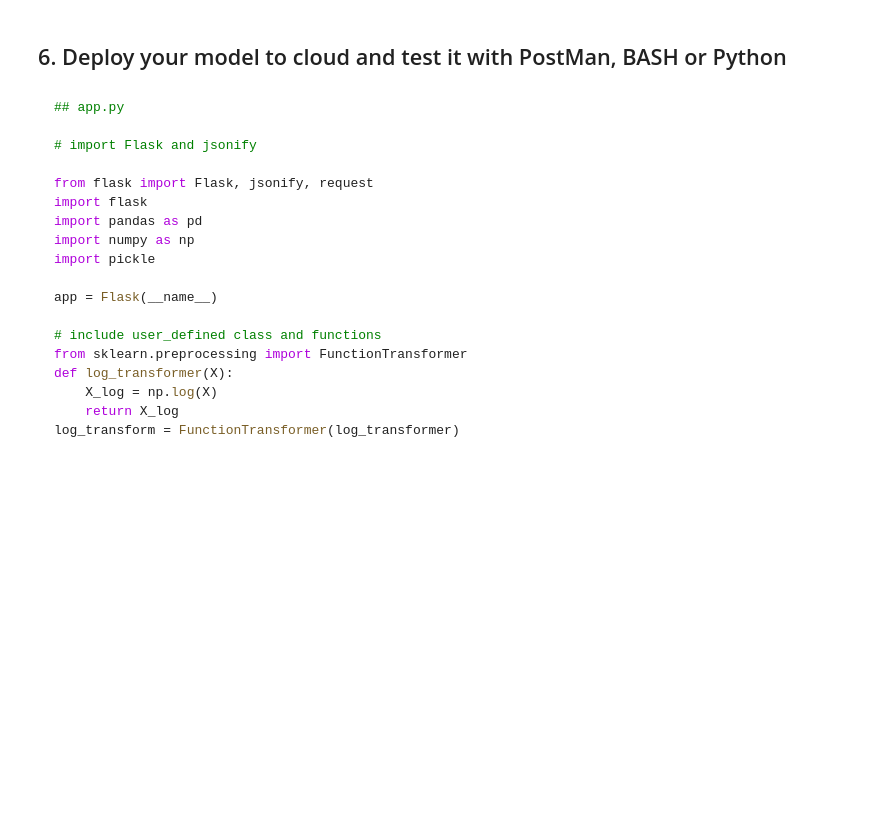
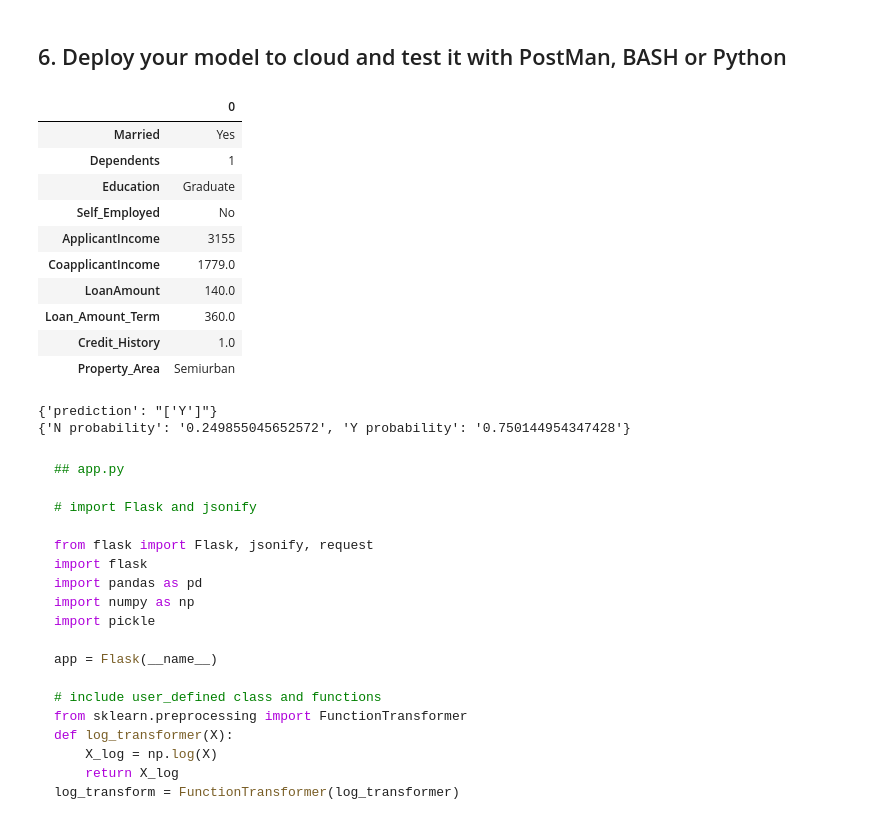
Before and after one commit to ucheokechukwu/Automated-Bank-Loan-Decision-Making-Machine-Learning-with-Cloud-Deployment, a Jupyter notebook: notebooks/instructions.ipynb, the cells around one changed output. Cells and saved outputs as stored; diff of their text form; code cells hidden in the pictures; blank space fills up the shorter version.

````diff
--- a/notebooks/instructions.ipynb
+++ b/notebooks/instructions.ipynb
@@ -1104,8 +1104,20 @@ model = pickle.load(open('../src/model.pkl', 'rb'))
 model_columns = pickle.load (open('../src/columns_list', 'rb'))
 # %%
 # sample row for testing
-json_data = [X_test.iloc[0].to_dict()]
+json_data = [X_test.iloc[50].to_dict()]
 pd.DataFrame(json_data).T
+# %% [output]
+|  | 0 |
+| Married | Yes |
+| Dependents | 1 |
+| Education | Graduate |
+| Self_Employed | No |
+| ApplicantIncome | 3155 |
+| CoapplicantIncome | 1779.0 |
+| LoanAmount | 140.0 |
+| Loan_Amount_Term | 360.0 |
+| Credit_History | 1.0 |
+| Property_Area | Semiurban |
 # %%
 import requests
 URL = "http://ec2-3-145-177-87.us-east-2.compute.amazonaws.com:8000/"
@@ -1113,8 +1125,11 @@ URL = "http://ec2-3-145-177-87.us-east-2.compute.amazonaws.com:8000/"
 r = requests.post(url = URL+'predict', json = json_data)
 print(r.json())
 
-# r = requests.post(url = URL+'probability', json = json_data)
-# print(r.json())
+r = requests.post(url = URL+'probability', json = json_data)
+print(r.json())
+# %% [output]
+{'prediction': "['Y']"}
+{'N probability': '0.249855045652572', 'Y probability': '0.750144954347428'}
 # %% [markdown]
 ```python
 ## app.py
````
Also changed, not shown: parts of 1 cell of this notebook, 2 other files.
